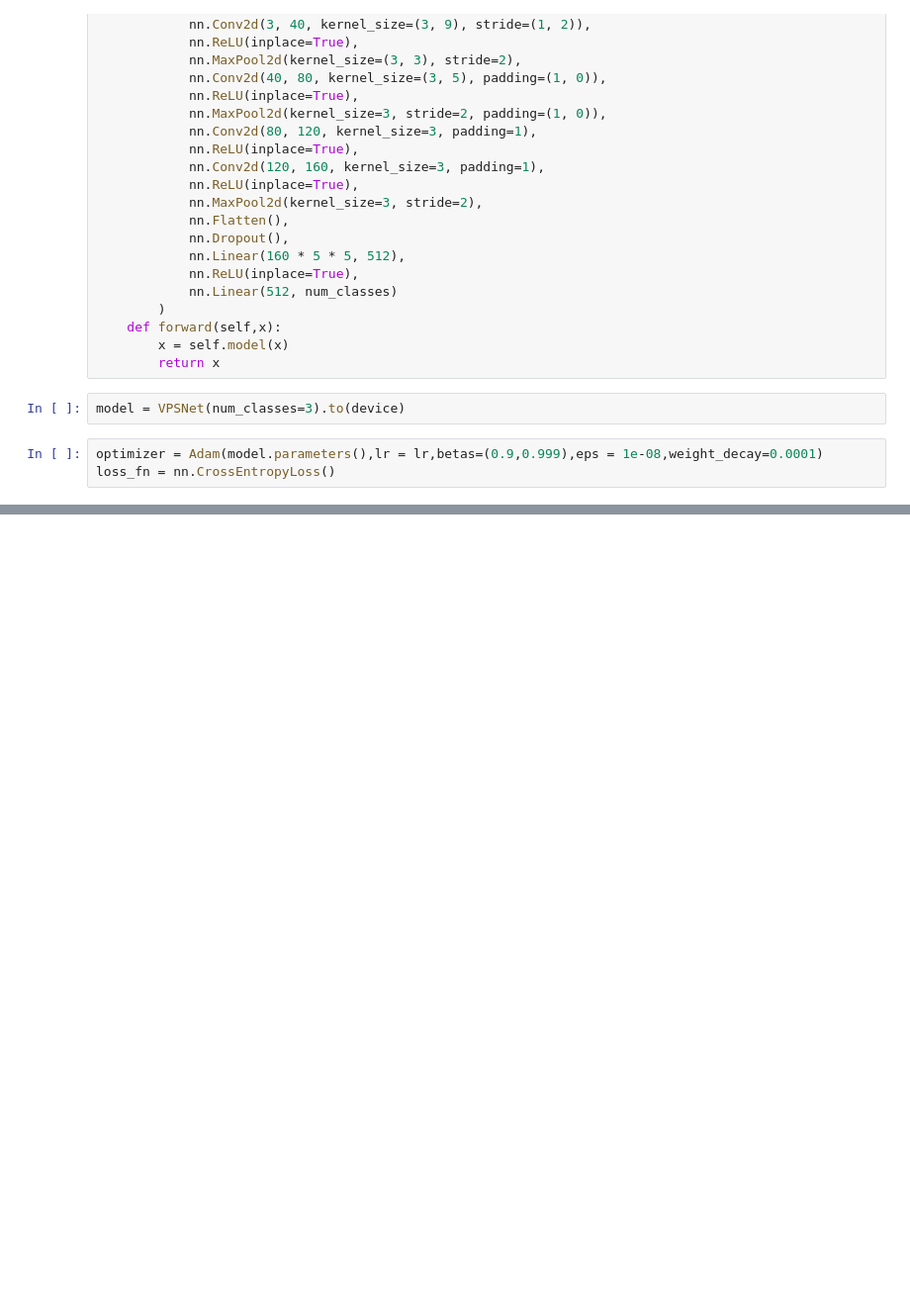
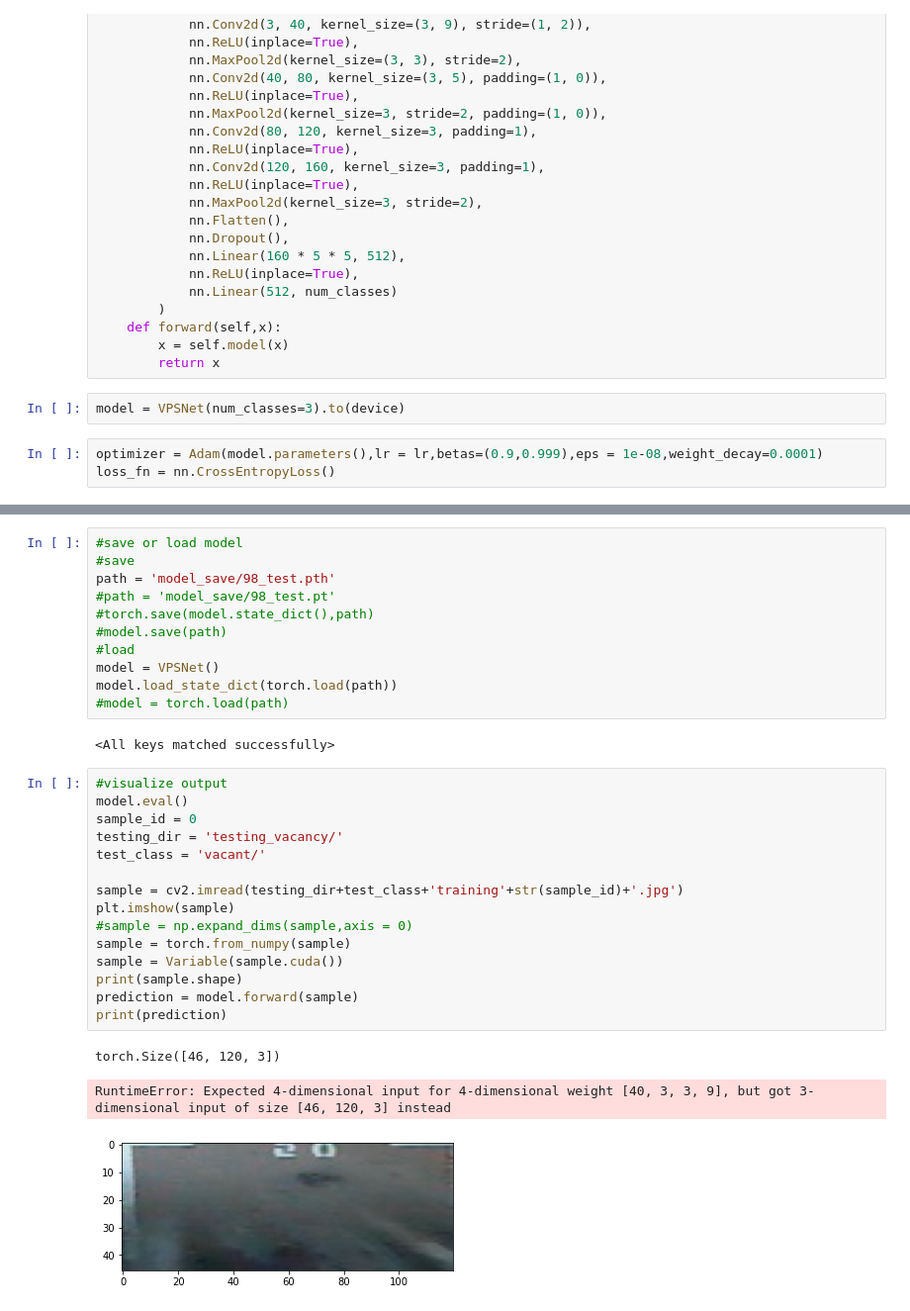
Before and after one commit to XiaoJiNu/VPS-NET-1, a Jupyter notebook: vacancy_model.ipynb, the cells around one changed output, grey strips where cells are left out. Shown at 99% size. Cells and saved outputs as stored; diff of their text form; blank space fills up the shorter version.

```diff
--- a/vacancy_model.ipynb
+++ b/vacancy_model.ipynb
@@ -107,0 +121,32 @@ epoch : 9 , train loss: 0.07214481383562088 , train accuracy : 0.977716244725738
+# %%
+#save or load model
+#save
+path = 'model_save/98_test.pth'
+#path = 'model_save/98_test.pt'
+#torch.save(model.state_dict(),path)
+#model.save(path)
+#load
+model = VPSNet()
+model.load_state_dict(torch.load(path))
+#model = torch.load(path)
+# %% [output]
+<All keys matched successfully>
+# %%
+#visualize output
+model.eval()
+sample_id = 0
+testing_dir = 'testing_vacancy/'
+test_class = 'vacant/'
+
+sample = cv2.imread(testing_dir+test_class+'training'+str(sample_id)+'.jpg')
+plt.imshow(sample)
+#sample = np.expand_dims(sample,axis = 0)
+sample = torch.from_numpy(sample)
+sample = Variable(sample.cuda())
+print(sample.shape)
+prediction = model.forward(sample)
+print(prediction)
+# %% [output]
+torch.Size([46, 120, 3])
+RuntimeError: Expected 4-dimensional input for 4-dimensional weight [40, 3, 3, 9], but got 3-dimensional input of size [46, 120, 3] instead
+[figure, added]
```
Also changed, not shown: parts of 5 cells of this notebook.
